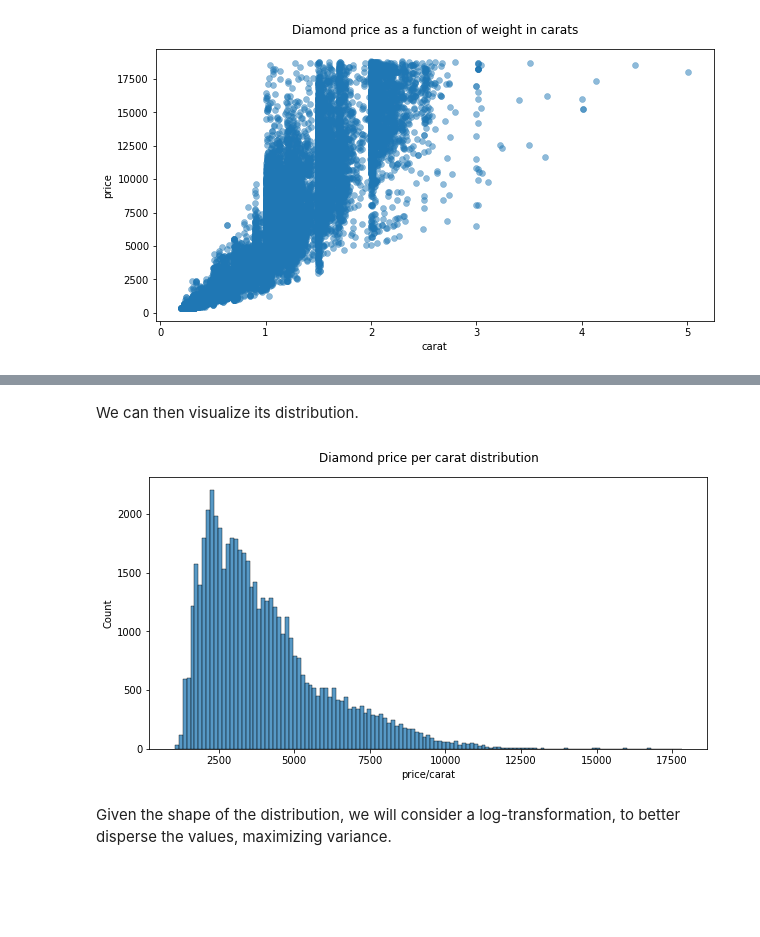
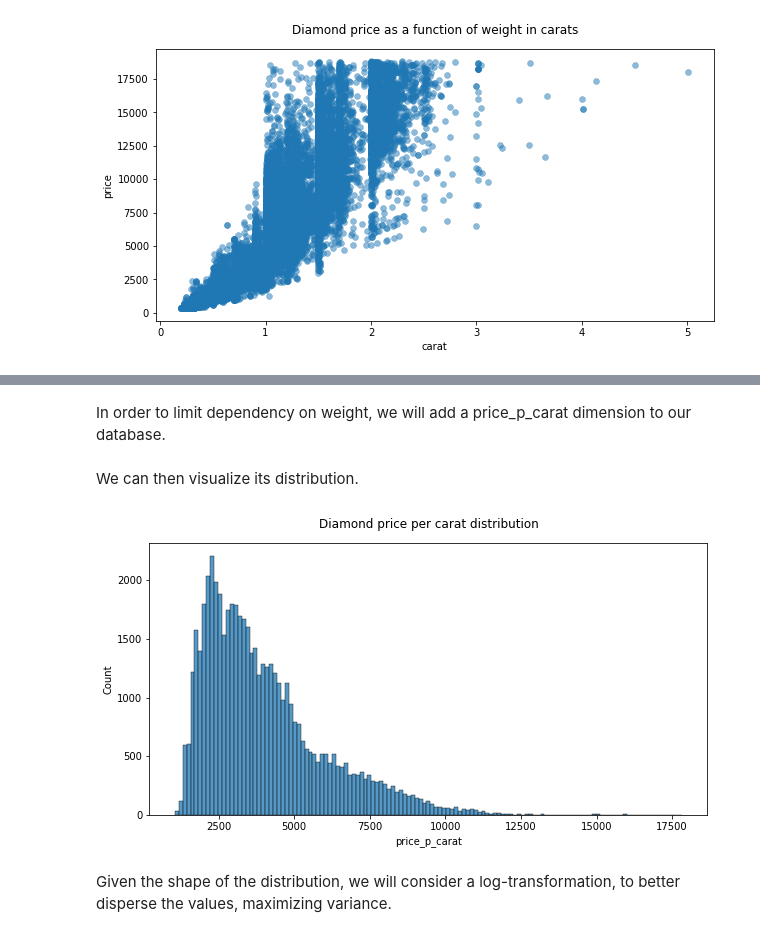
Before and after one commit to SPariente/diamond_price_estimation, a Jupyter notebook: 1_exploration.ipynb, the cells around one changed output, grey strips where cells are left out. Saved outputs shown, nothing was run; the diff lists cells and outputs as text; code cells hidden in the pictures; blank space fills up the shorter version.

```diff
--- a/1_exploration.ipynb
+++ b/1_exploration.ipynb
@@ -98,0 +114,5 @@ In order to limit dependency on weight, we will add a price/carat dimension to o
+# %%
+diam_data['carat_bin'] = pd.cut(
+    diam_data['carat'],
+    bins=[0, .25, .5, .75, 1, 1.5, 2, +np.inf]
+)
@@ -99,20 +134,22 @@ In order to limit dependency on weight, we will add a price/carat dimension to o
+# %% [markdown]
+In order to limit dependency on weight, we will add a price_p_carat dimension to our database.
 # %%
-diam_data['price/carat'] = np.divide(diam_data['price'], diam_data['carat'])
+diam_data['price_p_carat'] = np.divide(diam_data['price'], diam_data['carat'])
 # %% [markdown]
 We can then visualize its distribution.
 # %%
 fig, ax = plt.subplots(figsize = (10,5))
 
 sns.histplot(
-    x=diam_data['price/carat'],
+    x=diam_data['price_p_carat'],
     ax=ax
 )
 
 ax.set_title('Diamond price per carat distribution', pad=15)
 
 plt.show()
 # %% [output]
-[figure, old version]
+[figure, new version]
 # %% [markdown]
 Given the shape of the distribution, we will consider a log-transformation, to better disperse the values, maximizing variance.
 # %%
```
Also changed, not shown: parts of 21 cells of this notebook.
